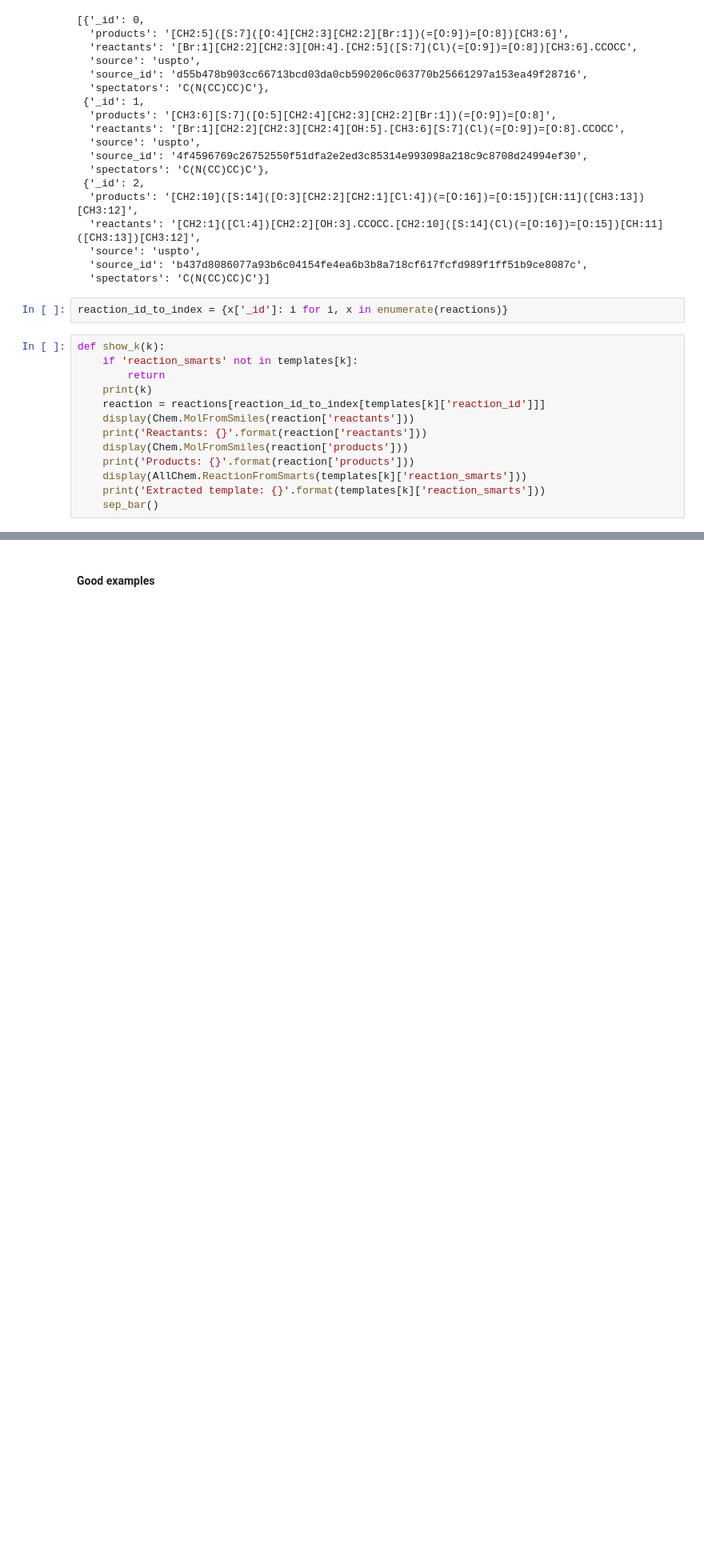
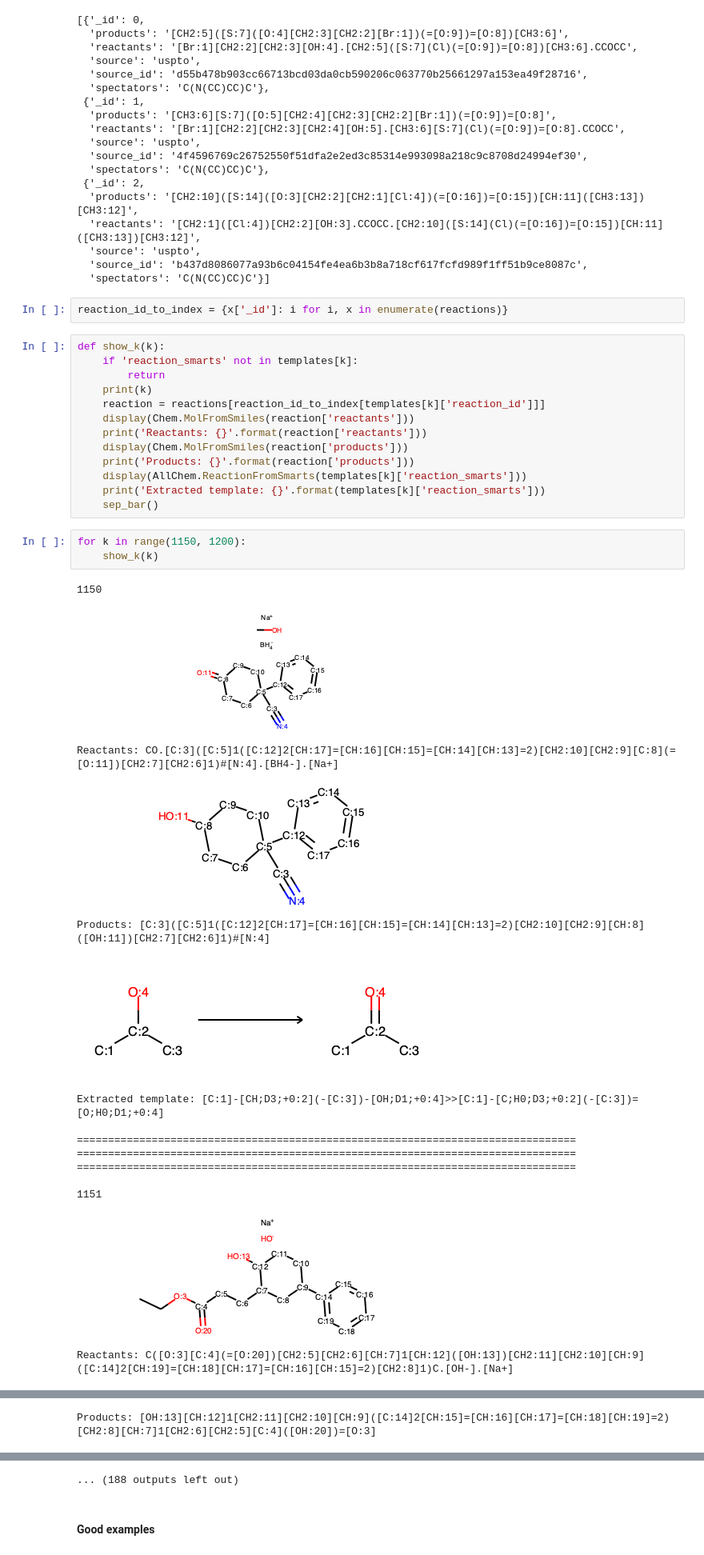
Before and after one commit to connorcoley/rdchiral, a Jupyter notebook: templates/Examine templates.ipynb, the cells around one changed output, grey strips where cells are left out. Shown at 80% size. Saved outputs shown, nothing was run; the diff lists cells and outputs as text; blank space fills up the shorter version.

```diff
--- a/templates/Examine templates.ipynb
+++ b/templates/Examine templates.ipynb
@@ -86,3 +86,22 @@ def show_k(k):
     display(AllChem.ReactionFromSmarts(templates[k]['reaction_smarts']))
     print('Extracted template: {}'.format(templates[k]['reaction_smarts']))
     sep_bar()
+# %%
+for k in range(1150, 1200):
+    show_k(k)
+# %% [output]
+1150
+[figure, added]
+Reactants: CO.[C:3]([C:5]1([C:12]2[CH:17]=[CH:16][CH:15]=[CH:14][CH:13]=2)[CH2:10][CH2:9][C:8](=[O:11])[CH2:7][CH2:6]1)#[N:4].[BH4-].[Na+]
+[figure, added]
+Products: [C:3]([C:5]1([C:12]2[CH:17]=[CH:16][CH:15]=[CH:14][CH:13]=2)[CH2:10][CH2:9][CH:8]([OH:11])[CH2:7][CH2:6]1)#[N:4]
+[figure, added]
+Extracted template: [C:1]-[CH;D3;+0:2](-[C:3])-[OH;D1;+0:4]>>[C:1]-[C;H0;D3;+0:2](-[C:3])=[O;H0;D1;+0:4]
+
+================================================================================
+================================================================================
+================================================================================
+
+1151
+[figure, added]
+Reactants: C([O:3][C:4](=[O:20])[CH2:5][CH2:6][CH:7]1[CH:12]([OH:13])[CH2:11][CH2:10][CH:9]([C:14]2[CH:19]=[CH:18][CH:17]=[CH:16][CH:15]=2)[CH2:8]1)C.[OH-].[Na+]
@@ -88,0 +109 @@ def show_k(k):
+Products: [OH:13][CH:12]1[CH2:11][CH2:10][CH:9]([C:14]2[CH:15]=[CH:16][CH:17]=[CH:18][CH:19]=2)[CH2:8][CH:7]1[CH2:6][CH2:5][C:4]([OH:20])=[O:3]
@@ -89,3 +111,4 @@ def show_k(k):
+... (188 outputs left out)
 # %% [markdown]
 #### Good examples
 # %%
```
Also changed, not shown: parts of 3 cells of this notebook, 1 other file.
